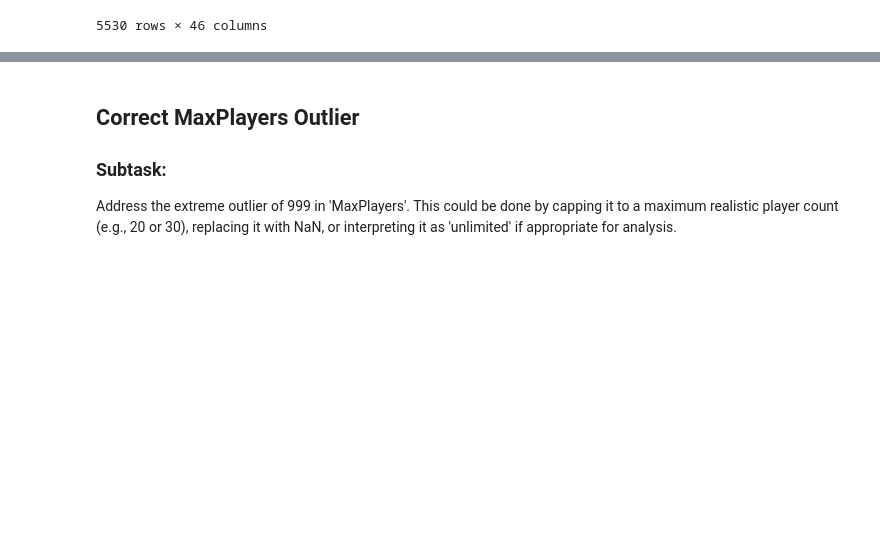
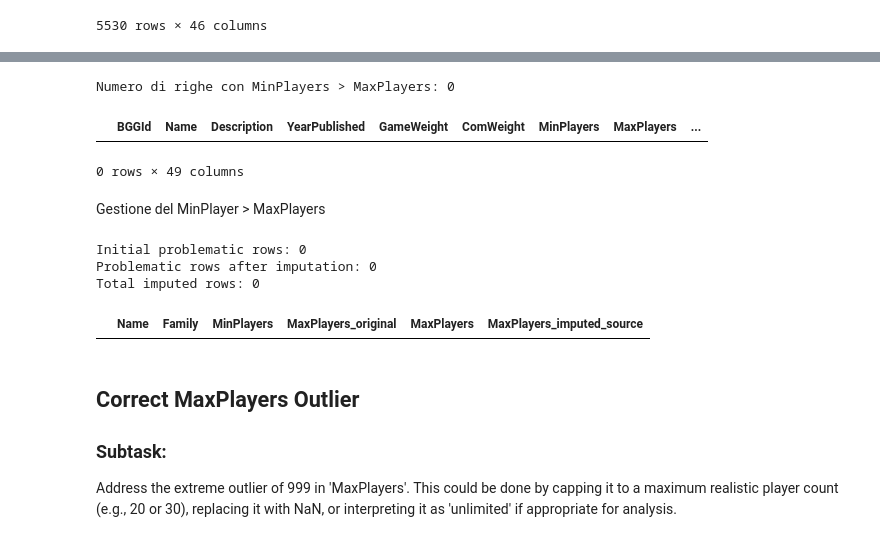
Before and after one commit to kilomo12/Data_Mining_Project, a Jupyter notebook: Data_mining_project/project_data_mining_part1.ipynb, the cells around one changed output, grey strips where cells are left out. Saved outputs shown, nothing was run; the diff lists cells and outputs as text; code cells hidden in the pictures; blank space fills up the shorter version.

```diff
--- a/Data_mining_project/project_data_mining_part1.ipynb
+++ b/Data_mining_project/project_data_mining_part1.ipynb
@@ -714,3 +562,0 @@ Since the descriptive statistics for 'YearPublished' still show a minimum value
-# %%
-df['YearPublished'] = df['YearPublished'].replace(-1400, np.nan)
-print("Replaced -1400 in 'YearPublished' with NaN.")
@@ -739,3 +562,0 @@ Since the descriptive statistics for 'YearPublished' still show a minimum value
-# %%
-df['YearPublished'] = df['YearPublished'].replace(-1300, np.nan)
-print("Replaced -1300 in 'YearPublished' with NaN.")
@@ -764,3 +562,0 @@ Since the descriptive statistics for 'YearPublished' still show a minimum value
-# %%
-df['YearPublished'] = df['YearPublished'].replace(-200, np.nan)
-print("Replaced -200 in 'YearPublished' with NaN.")
@@ -789,3 +562,0 @@ Since the descriptive statistics for 'YearPublished' still show a minimum value
-# %%
-df['YearPublished'] = df['YearPublished'].replace(-100, np.nan)
-print("Replaced -100 in 'YearPublished' with NaN.")
@@ -820,3 +599,67 @@ plt.show()
+# %%
+# numero di righe con MinPlayers > MaxPlayers
+numero  = df[df['MinPlayers']>df['MaxPlayers']] # type: ignore
+print(f"Numero di righe con MinPlayers > MaxPlayers: {len(numero)}")
+numero
+# %% [output]
+Numero di righe con MinPlayers > MaxPlayers: 0
+|  | BGGId | Name | Description | YearPublished | GameWeight | ComWeight | MinPlayers | MaxPlayers | ... |
+0 rows × 49 columns
+# %% [markdown]
+Gestione del MinPlayer > MaxPlayers
+# %%
+# Identificare righe problematiche
+mask_problem = df['MaxPlayers'] < df['MinPlayers']
+print("Initial problematic rows:", mask_problem.sum())
+
+# Salva valore originale per auditing
+df['MaxPlayers_original'] = df['MaxPlayers']
+
+# Preparare colonna per tracciare la fonte dell'imputazione
+df['MaxPlayers_imputed'] = False
+df['MaxPlayers_imputed_source'] = None
+
+# 1) Usa BestPlayers quando è valido (>0 e >= MinPlayers)
+cond_best = mask_problem & (df['BestPlayers'] > 0) & (df['BestPlayers'] >= df['MinPlayers'])
+df.loc[cond_best, 'MaxPlayers'] = df.loc[cond_best, 'BestPlayers']
+df.loc[cond_best, 'MaxPlayers_imputed'] = True
+df.loc[cond_best, 'MaxPlayers_imputed_source'] = 'bestplayers'
+
+# 2) Per i rimanenti: prova la mediana di MaxPlayers per Family (solo se Family non è 'Unknown' e non NaN)
+mask_problem = df['MaxPlayers'] < df['MinPlayers']
+med_by_family = df.groupby('Family')['MaxPlayers'].median()
+use_family = mask_problem & df['Family'].notna() & (df['Family'] != 'Unknown') & df['Family'].map(med_by_family).notna()
+df.loc[use_family, 'MaxPlayers'] = df.loc[use_family, 'Family'].map(med_by_family)
+df.loc[use_family, 'MaxPlayers_imputed'] = True
+df.loc[use_family, 'MaxPlayers_imputed_source'] = 'family_median'
+
+# 3) Fallback quando Family mancante o mediana non disponibile:
+#    usa la mediana di MaxPlayers raggruppata per MinPlayers (utile quando Family è spesso mancante)
+mask_problem = df['MaxPlayers'] < df['MinPlayers']
+med_by_min = df.groupby('MinPlayers')['MaxPlayers'].median()
+use_min = mask_problem & df['MinPlayers'].map(med_by_min).notna()
+df.loc[use_min, 'MaxPlayers'] = df.loc[use_min, 'MinPlayers'].map(med_by_min)
+df.loc[use_min, 'MaxPlayers_imputed'] = True
+df.loc[use_min, 'MaxPlayers_imputed_source'] = 'minplayers_median'
+
+# 4) Ultimo fallback: imposta MaxPlayers = MinPlayers (garantisce coerenza)
+mask_problem = df['MaxPlayers'] < df['MinPlayers']
+df.loc[mask_problem, 'MaxPlayers'] = df.loc[mask_problem, 'MinPlayers']
+df.loc[mask_problem, 'MaxPlayers_imputed'] = True
+df.loc[mask_problem, 'MaxPlayers_imputed_source'] = 'set_to_min'
+
+# 5) Verifica finale
+n_problem_final = (df['MaxPlayers'] < df['MinPlayers']).sum()
+n_imputed = df['MaxPlayers_imputed'].sum()
+print("Problematic rows after imputation:", n_problem_final)
+print("Total imputed rows:", n_imputed)
+# Mostra alcuni esempi imputati
+display(df[df['MaxPlayers_imputed']].head(10)[['Name','Family','MinPlayers','MaxPlayers_original','MaxPlayers','MaxPlayers_imputed_source']])
+# %% [output]
+Initial problematic rows: 0
+Problematic rows after imputation: 0
+Total imputed rows: 0
+|  | Name | Family | MinPlayers | MaxPlayers_original | MaxPlayers | MaxPlayers_imputed_source |
 # %% [markdown]
 ## Correct MaxPlayers Outlier
 
```
Also changed, not shown: parts of 92 cells of this notebook.
